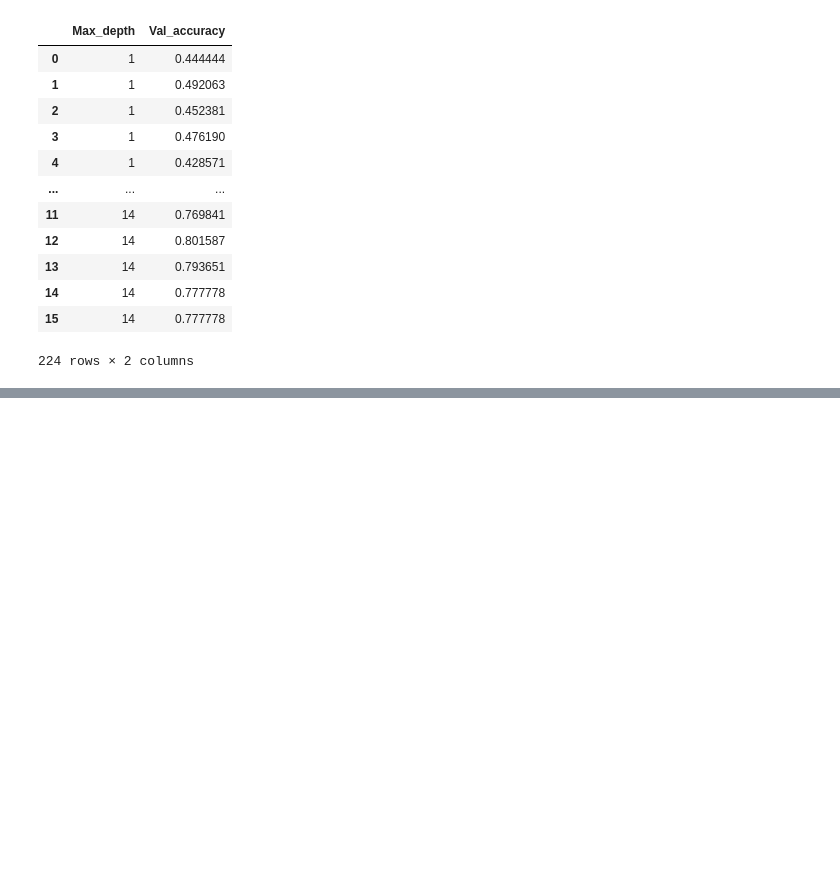
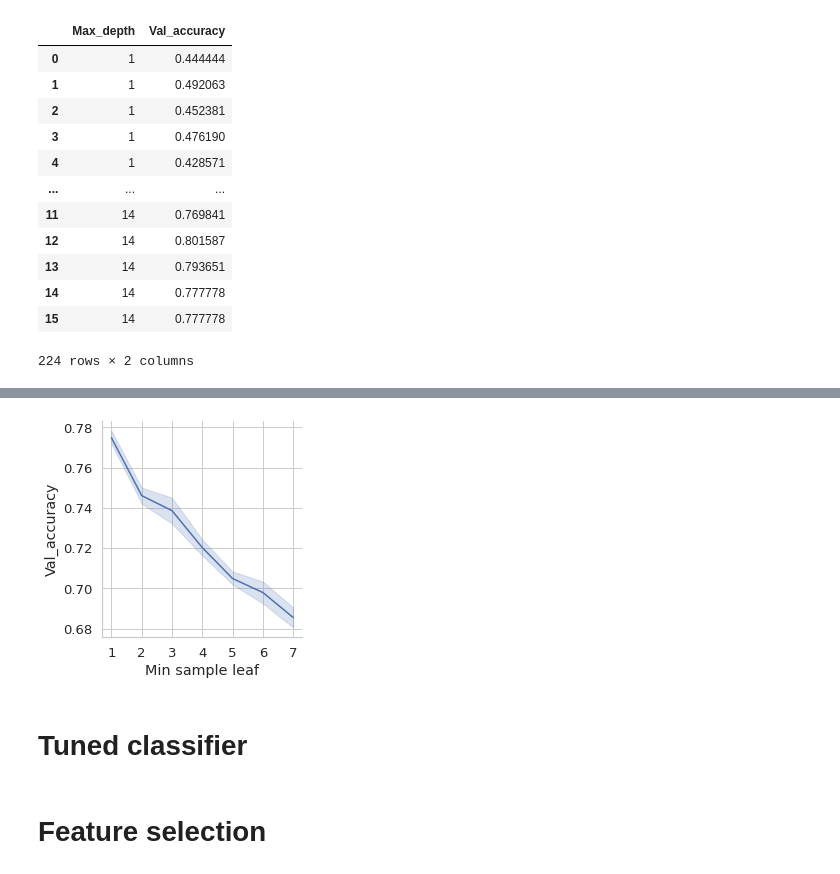
Before and after one commit to KumaranShivam5/gemini, a Jupyter notebook: phase_04/v1.6_finding_best_route_new_data/final_classifier-src-more-analysis.ipynb, the cells around one changed output, grey strips where cells are left out. Cells and saved outputs as stored; diff of their text form; code cells hidden in the pictures; blank space fills up the shorter version.

```diff
--- a/phase_04/v1.6_finding_best_route_new_data/final_classifier-src-more-analysis.ipynb
+++ b/phase_04/v1.6_finding_best_route_new_data/final_classifier-src-more-analysis.ipynb
@@ -426,0 +469,9 @@ plt.show()
+# %%
+min_split = np.arange(1, 8 , step =1)
+leaf_score = pd.DataFrame()
+for n in tqdm(min_split):
+    clf = RandomForestClassifier(n_estimators = 500 , max_depth=11 , min_samples_split=3 , min_samples_leaf= n )
+    res = calculate_score(clf , data_imp_norm)
+    temp = pd.DataFrame({'Min sample leaf' : [n]*len(res) , 'Val_accuracy' : res})
+    leaf_score =  leaf_score.append(temp)
+leaf_score
@@ -426,0 +492,22 @@ plt.show()
+# %%
+
+sns.set(font_scale=1.2 , style='whitegrid')
+#sns.set_theme
+g = sns.relplot(
+    data = leaf_score.reset_index(drop=True) ,
+    kind= 'line' ,
+    y= 'Val_accuracy',
+    x = 'Min sample leaf' ,
+    height= 4 ,
+    aspect= 4/4 ,
+)
+#g.set_xticks = num_trees
+g.ax.set_xticks(min_split)
+g.ax.set_xticklabels(min_split, rotation=0)
+plt.show()
+# %% [output]
+[figure, added]
+# %% [markdown]
+# Tuned classifier
+# %% [markdown]
+# Feature selection
```
Also changed, not shown: parts of 58 cells of this notebook, 16 other files.
